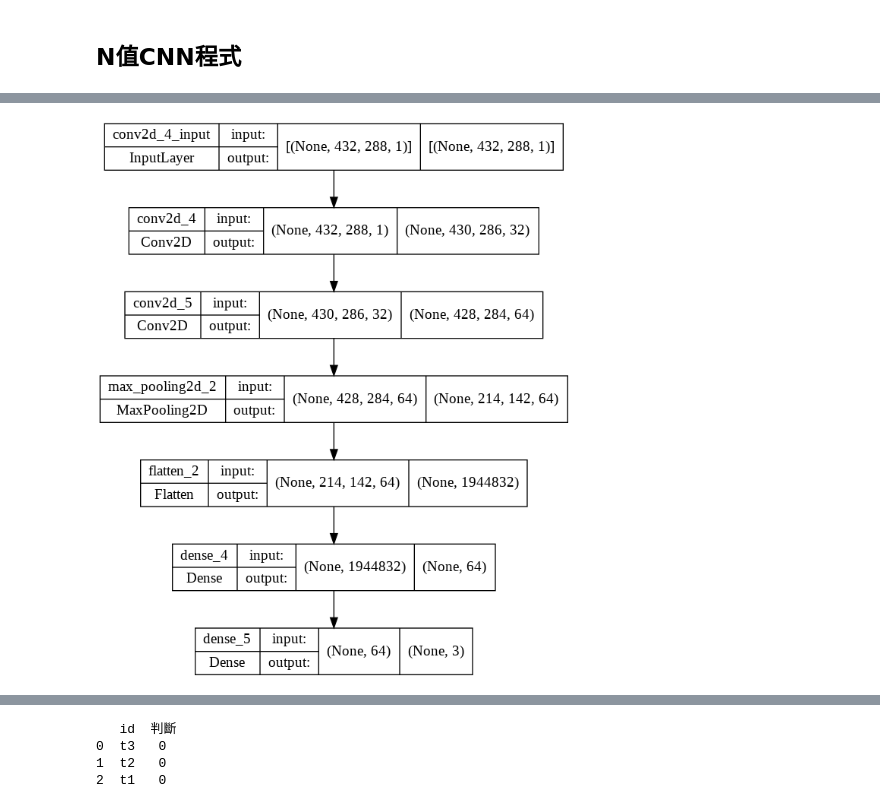
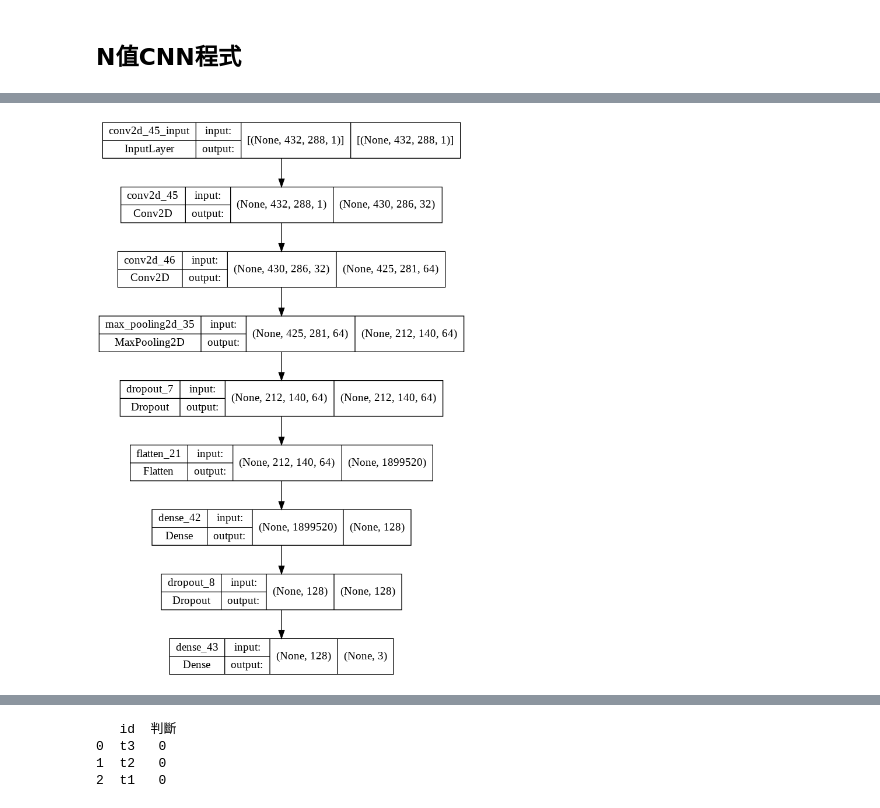
Before and after one commit to Chen-Wi-Ki/Colab-DogCat-CNN, a Jupyter notebook: Sin_Test_for_CNN_N_Value_Verify6.ipynb, the cells around one changed output, grey strips where cells are left out. Cells and saved outputs as stored; diff of their text form; code cells hidden in the pictures.

```diff
--- a/Sin_Test_for_CNN_N_Value_Verify6.ipynb
+++ b/Sin_Test_for_CNN_N_Value_Verify6.ipynb
@@ -411,28 +411,28 @@ print(y)
 # %%
 from tensorflow import keras
 from tensorflow.keras import layers
 
 CNN=keras.Sequential(name='SinWaveCNN')
 CNN.add(layers.Conv2D(32,(3,3),activation='relu',input_shape=(432,288,1)))#第一層需有input_shape
 #CNN.add(layers.MaxPooling2D((2,2)))
 #CNN.add(layers.Dropout(0.3))
-CNN.add(layers.Conv2D(64,(3,3),activation='relu'))
-#CNN.add(layers.MaxPooling2D((2,2)))
+CNN.add(layers.Conv2D(64,(6,6),activation='relu'))
+CNN.add(layers.MaxPooling2D((2,2)))
 #CNN.add(layers.Dropout(0.3))
 #CNN.add(layers.Conv2D(128,(3,3),activation='relu'))
-CNN.add(layers.MaxPooling2D((2,2)))
-#CNN.add(layers.Dropout(0.25))
+#CNN.add(layers.MaxPooling2D((2,2)))
+CNN.add(layers.Dropout(0.25))
 CNN.add(layers.Flatten())
 
-CNN.add(layers.Dense(64,activation='relu'))
-#CNN.add(layers.Dropout(0.5))
+CNN.add(layers.Dense(128,activation='relu'))
+CNN.add(layers.Dropout(0.5))
 CNN.add(layers.Dense(3,activation='softmax'))#0~2(3 layer)
 
 #CNN.add(layers.Dense(3, activation='sigmoid'))
 
 keras.utils.plot_model(CNN,show_shapes=True)
 # %% [output]
-[figure, old version]
+[figure, new version]
 # %%
 CNN.compile(optimizer='Adam',
       loss=keras.losses.sparse_categorical_crossentropy,
```
Also changed, not shown: parts of 16 cells of this notebook.
